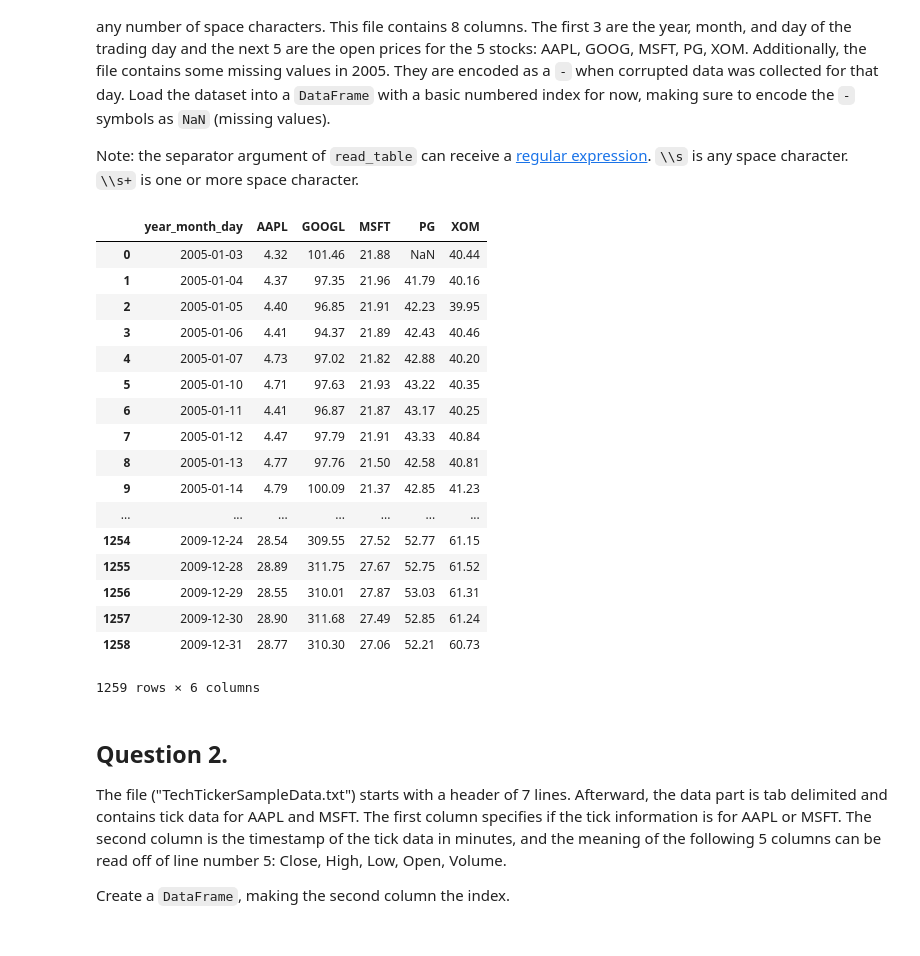
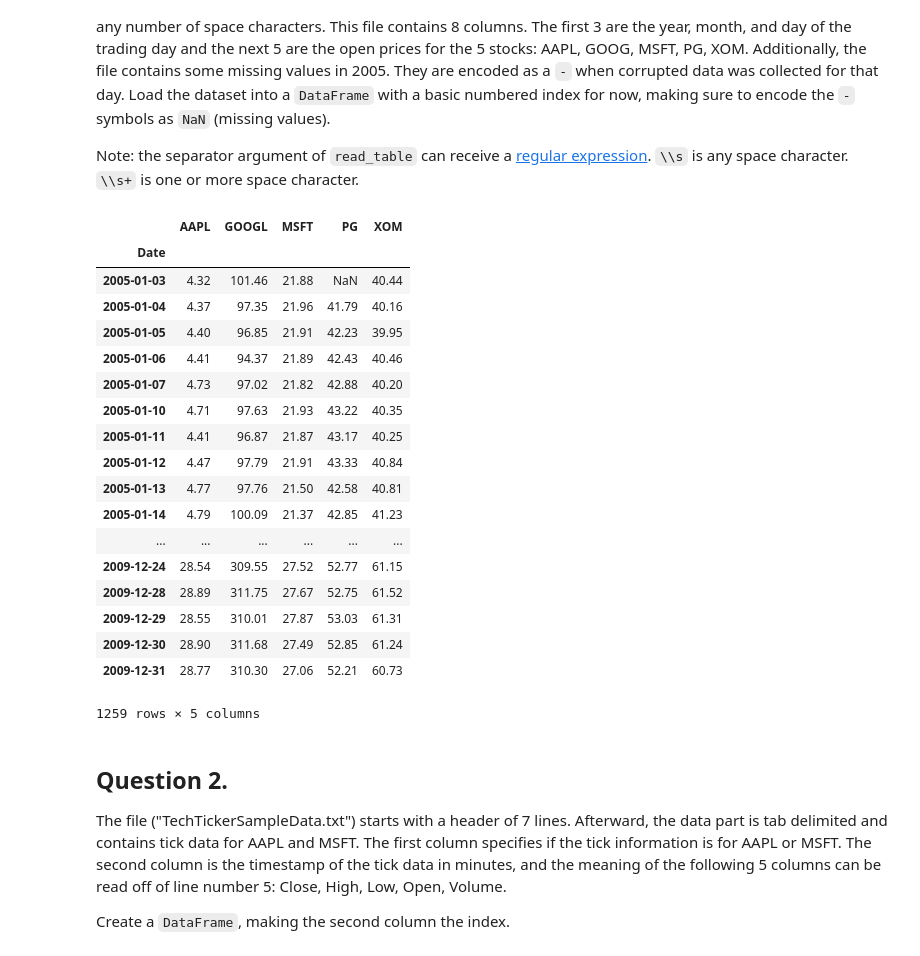
Before and after one commit to marikamurphy/pythonExercises1, a Jupyter notebook: pandas/io/io.ipynb, the cells around one changed output. Saved outputs shown, nothing was run; the diff lists cells and outputs as text; code cells hidden in the pictures.

```diff
--- a/pandas/io/io.ipynb
+++ b/pandas/io/io.ipynb
@@ -39,26 +41,27 @@ The file ("adj_close_stock_data_yahoo_2005_2010.txt") is space delimited. More p
 Note: the separator argument of `read_table` can receive a [regular expression](http://en.wikipedia.org/wiki/Regular_expression). `\\s` is any space character. `\\s+` is one or more space character.
 # %%
 import pandas as pd
-pd.read_table("adj_close_stock_data_yahoo_2005_2010.txt",parse_dates=[[0,1,2]],delim_whitespace=True,na_values=["-"])
+pd.read_table("adj_close_stock_data_yahoo_2005_2010.txt",parse_dates={"Date":[0,1,2]},delim_whitespace=True,na_values=["-"], index_col="Date")
 # %% [output]
-|  | year_month_day | AAPL | GOOGL | MSFT | PG | XOM |
-| 0 | 2005-01-03 | 4.32 | 101.46 | 21.88 | NaN | 40.44 |
-| 1 | 2005-01-04 | 4.37 | 97.35 | 21.96 | 41.79 | 40.16 |
-| 2 | 2005-01-05 | 4.40 | 96.85 | 21.91 | 42.23 | 39.95 |
-| 3 | 2005-01-06 | 4.41 | 94.37 | 21.89 | 42.43 | 40.46 |
-| 4 | 2005-01-07 | 4.73 | 97.02 | 21.82 | 42.88 | 40.20 |
-| 5 | 2005-01-10 | 4.71 | 97.63 | 21.93 | 43.22 | 40.35 |
-| 6 | 2005-01-11 | 4.41 | 96.87 | 21.87 | 43.17 | 40.25 |
-| 7 | 2005-01-12 | 4.47 | 97.79 | 21.91 | 43.33 | 40.84 |
-| 8 | 2005-01-13 | 4.77 | 97.76 | 21.50 | 42.58 | 40.81 |
-| 9 | 2005-01-14 | 4.79 | 100.09 | 21.37 | 42.85 | 41.23 |
-| ... | ... | ... | ... | ... | ... | ... |
-| 1254 | 2009-12-24 | 28.54 | 309.55 | 27.52 | 52.77 | 61.15 |
-| 1255 | 2009-12-28 | 28.89 | 311.75 | 27.67 | 52.75 | 61.52 |
-| 1256 | 2009-12-29 | 28.55 | 310.01 | 27.87 | 53.03 | 61.31 |
-| 1257 | 2009-12-30 | 28.90 | 311.68 | 27.49 | 52.85 | 61.24 |
-| 1258 | 2009-12-31 | 28.77 | 310.30 | 27.06 | 52.21 | 60.73 |
+|  | AAPL | GOOGL | MSFT | PG | XOM |
+| Date |  |  |  |  |  |
+| 2005-01-03 | 4.32 | 101.46 | 21.88 | NaN | 40.44 |
+| 2005-01-04 | 4.37 | 97.35 | 21.96 | 41.79 | 40.16 |
+| 2005-01-05 | 4.40 | 96.85 | 21.91 | 42.23 | 39.95 |
+| 2005-01-06 | 4.41 | 94.37 | 21.89 | 42.43 | 40.46 |
+| 2005-01-07 | 4.73 | 97.02 | 21.82 | 42.88 | 40.20 |
+| 2005-01-10 | 4.71 | 97.63 | 21.93 | 43.22 | 40.35 |
+| 2005-01-11 | 4.41 | 96.87 | 21.87 | 43.17 | 40.25 |
+| 2005-01-12 | 4.47 | 97.79 | 21.91 | 43.33 | 40.84 |
+| 2005-01-13 | 4.77 | 97.76 | 21.50 | 42.58 | 40.81 |
+| 2005-01-14 | 4.79 | 100.09 | 21.37 | 42.85 | 41.23 |
+| ... | ... | ... | ... | ... | ... |
+| 2009-12-24 | 28.54 | 309.55 | 27.52 | 52.77 | 61.15 |
+| 2009-12-28 | 28.89 | 311.75 | 27.67 | 52.75 | 61.52 |
+| 2009-12-29 | 28.55 | 310.01 | 27.87 | 53.03 | 61.31 |
+| 2009-12-30 | 28.90 | 311.68 | 27.49 | 52.85 | 61.24 |
+| 2009-12-31 | 28.77 | 310.30 | 27.06 | 52.21 | 60.73 |
-1259 rows × 6 columns
+1259 rows × 5 columns
 # %% [markdown]
 Question 2.
 -----------
```
Also changed, not shown: parts of 3 cells of this notebook.
